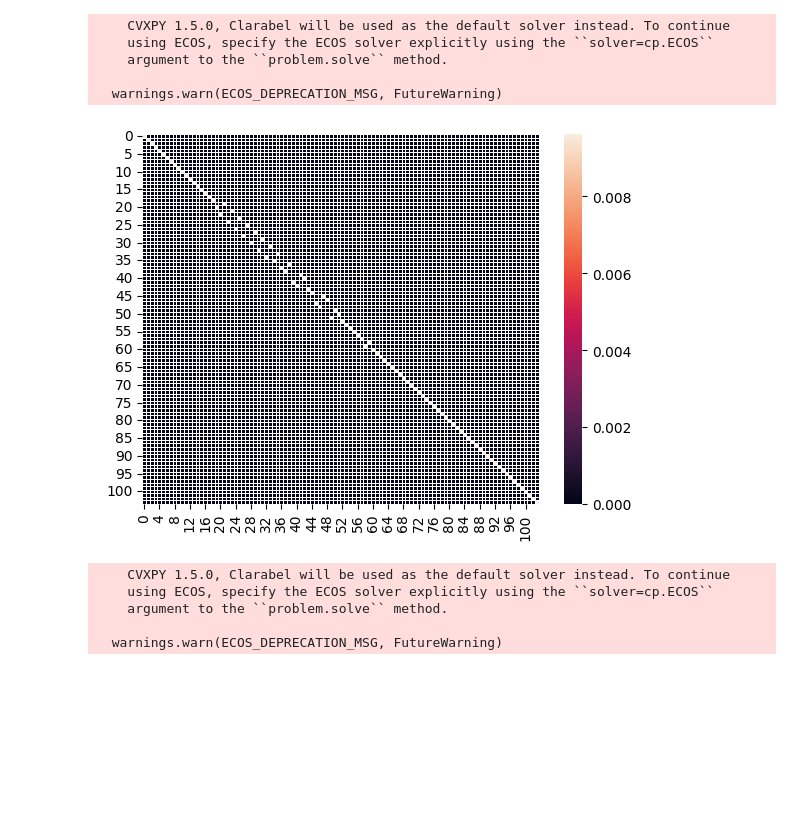
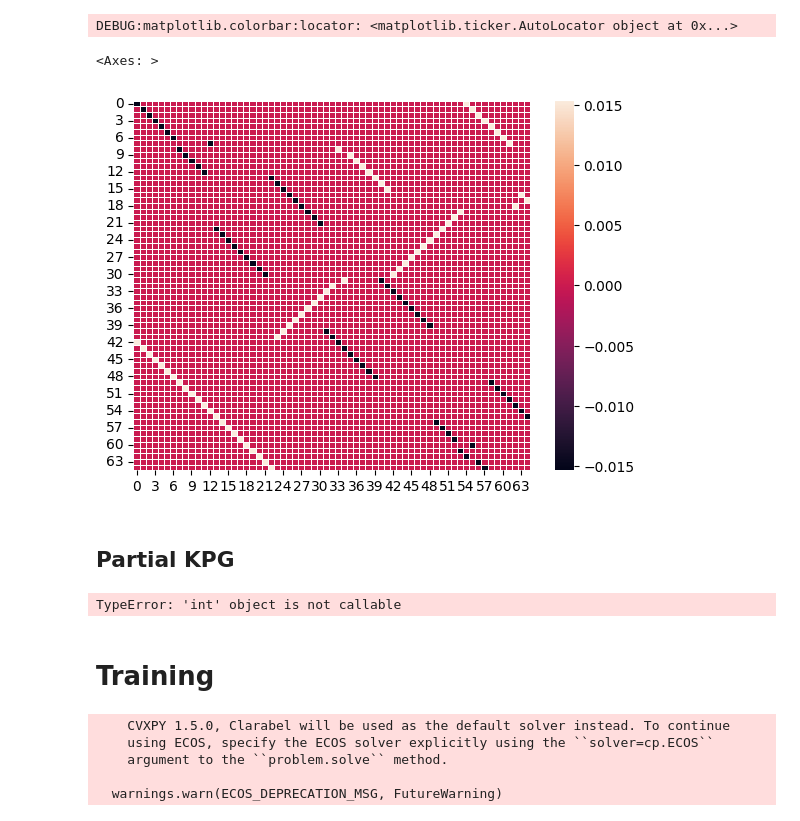
Before and after one commit to hanahhh/WTK-distance, a Jupyter notebook: examples/knn_kpg.ipynb, the cells around one changed output. Drawn from its saved outputs; the diff is of its cells as text; code cells hidden in the pictures; blank space fills up the shorter version.

```diff
--- a/examples/knn_kpg.ipynb
+++ b/examples/knn_kpg.ipynb
@@ -11,13 +79,18 @@ X_train, y_train, X_test, y_test = getData('BME', '../data/UCR/raw_data/')
+# %%
+pi = pi1-pi2
+sns.heatmap(pi, linewidth=0.5)
+# %% [output]
+DEBUG:matplotlib.colorbar:locator: <matplotlib.ticker.AutoLocator object at 0x...>
+<Axes: >
+[figure, added]
+# %% [markdown]
+## Partial KPG
 # %%
 xs = X_train[8]
-xt = X_test[30]
-kgot = KeyPointGuidedOT()
-cost = kpg_sequence_distance(xs, xt, kgot=kgot, plot=True)
+xt = X_test[10]
+cost = kpg_sequence_partial_distance(a=xs, b=xt, plot=True, lamb=lamb, sub_length=sub_length)
 # %% [output]
-    CVXPY 1.5.0, Clarabel will be used as the default solver instead. To continue
-    using ECOS, specify the ECOS solver explicitly using the ``solver=cp.ECOS``
-    argument to the ``problem.solve`` method.
-
-  warnings.warn(ECOS_DEPRECATION_MSG, FutureWarning)
+TypeError: 'int' object is not callable
-[figure, removed]
+# %% [markdown]
+# Training
 # %%
```
Also changed, not shown: parts of 10 cells of this notebook, 6 other files.
